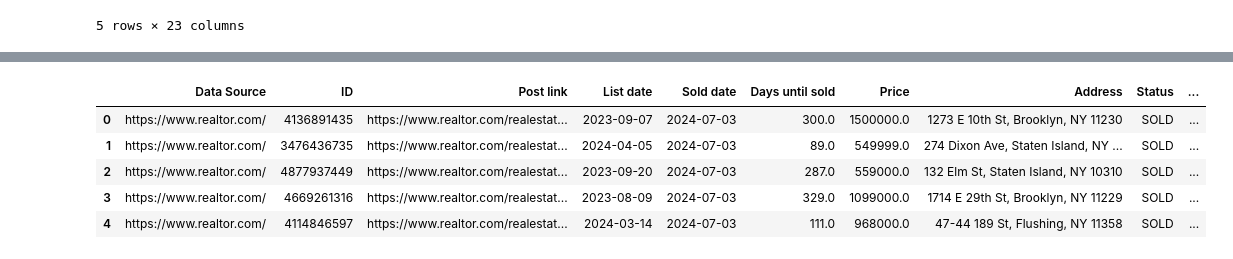
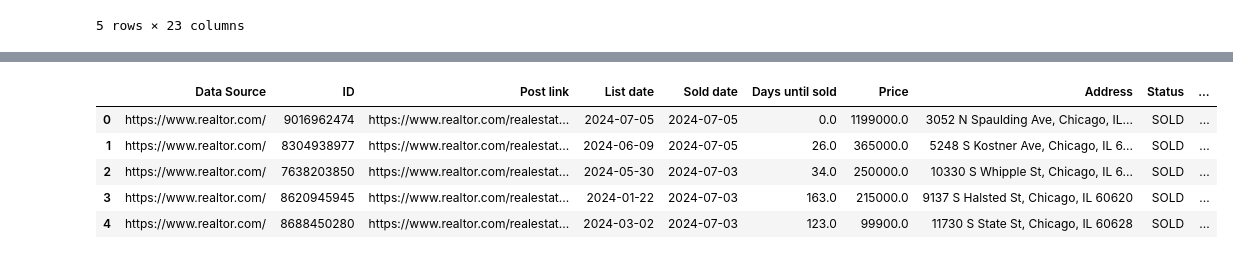
Before and after one commit to Keithsel/mas291-project, a Jupyter notebook: crawler/real_estate_crawl.ipynb, the cells around one changed output, grey strips where cells are left out. Saved outputs shown, nothing was run; the diff lists cells and outputs as text; code cells hidden in the pictures.

Commit message:
At this point I am too tired to write a proper commit message.

```diff
--- a/crawler/real_estate_crawl.ipynb
+++ b/crawler/real_estate_crawl.ipynb
@@ -23,13 +30,13 @@ def exponential_backoff_retry(request_func, max_retries=6):
 
     return None
 # %%
-def scrape_properties(city_slug, city_name, status=["for_sale", "ready_to_build"], min_date="1995-01-01"):
+def scrape_properties(city_slug, city_name, status=["for_sale", "ready_to_build"]):
     url = 'https://www.realtor.com/api/v1/rdc_search_srp?client_id=rdc-search-for-sale-search&schema=vesta'
     headers = {"content-type": "application/json"}
     limit = 200
     all_properties = []
     total_checked = 0
-    earliest_date = datetime.datetime.strptime(min_date, "%Y-%m-%d")
+    earliest_date = datetime.datetime.strptime('1995-01-01', "%Y-%m-%d")
     current_date = datetime.datetime.now()
 
     def send_request(body):
@@ -538,20 +545,18 @@ def scrape_properties(city_slug, city_name, status=["for_sale", "ready_to_build"
         "properties": all_properties
     }
 
-min_date = "1995-01-01"
-
 chicago_data = scrape_properties("Chicago_IL", "Chicago, IL")
 print(f"Done fetching {chicago_data['total_properties_checked']} properties selling in Chicago.")
 time.sleep(dynamic_delay(50, 60))
 
-chicago_data_sold = scrape_properties("Chicago_IL", "Chicago, IL", ["sold"], min_date=min_date)
-print(f"Done fetching {chicago_data_sold['total_properties_checked']} sold properties in Chicago since {min_date.split('-')[0]}-{min_date.split('-')[1]}.")
-time.sleep(dynamic_delay(50, 60))
+chicago_data_sold = scrape_properties("Chicago_IL", "Chicago, IL", ["sold"])
+print(f"Done fetching {chicago_data_sold['total_properties_checked']} sold properties in Chicago.")
+time.sleep(dynamic_delay(300, 600))
 
 new_york_data = scrape_properties("New-York_NY", "New York, NY")
 print(f"Done fetching {new_york_data['total_properties_checked']} properties selling in New York.")
 time.sleep(dynamic_delay(50, 60))
 
-new_york_data_sold = scrape_properties("New-York_NY", "New York, NY", ["sold"], min_date=min_date)
-print(f"Done fetching {new_york_data_sold['total_properties_checked']} sold properties in New York since {min_date.split('-')[0]}-{min_date.split('-')[1]}.")
+new_york_data_sold = scrape_properties("New-York_NY", "New York, NY", ["sold"])
+print(f"Done fetching {new_york_data_sold['total_properties_checked']} sold properties in New York.")
 # %% [output]
@@ -703,11 +708,11 @@ chicago_selling_extracted.head()
 # %%
-chicago_sold_extracted = pd.DataFrame(extracted_batches[3])
+chicago_sold_extracted = pd.DataFrame(extracted_batches[1])
 chicago_sold_extracted.head()
 # %% [output]
 |  | Data Source | ID | Post link | List date | Sold date | Days until sold | Price | Address | Status | ... |
-| 0 | https://www.realtor.com/ | 4136891435 | https://www.realtor.com/realestat... | 2023-09-07 | 2024-07-03 | 300.0 | 1500000.0 | 1273 E 10th St, Brooklyn, NY 11230 | SOLD | ... |
-| 1 | https://www.realtor.com/ | 3476436735 | https://www.realtor.com/realestat... | 2024-04-05 | 2024-07-03 | 89.0 | 549999.0 | 274 Dixon Ave, Staten Island, NY ... | SOLD | ... |
-| 2 | https://www.realtor.com/ | 4877937449 | https://www.realtor.com/realestat... | 2023-09-20 | 2024-07-03 | 287.0 | 559000.0 | 132 Elm St, Staten Island, NY 10310 | SOLD | ... |
-| 3 | https://www.realtor.com/ | 4669261316 | https://www.realtor.com/realestat... | 2023-08-09 | 2024-07-03 | 329.0 | 1099000.0 | 1714 E 29th St, Brooklyn, NY 11229 | SOLD | ... |
-| 4 | https://www.realtor.com/ | 4114846597 | https://www.realtor.com/realestat... | 2024-03-14 | 2024-07-03 | 111.0 | 968000.0 | 47-44 189 St, Flushing, NY 11358 | SOLD | ... |
+| 0 | https://www.realtor.com/ | 9016962474 | https://www.realtor.com/realestat... | 2024-07-05 | 2024-07-05 | 0.0 | 1199000.0 | 3052 N Spaulding Ave, Chicago, IL... | SOLD | ... |
+| 1 | https://www.realtor.com/ | 8304938977 | https://www.realtor.com/realestat... | 2024-06-09 | 2024-07-05 | 26.0 | 365000.0 | 5248 S Kostner Ave, Chicago, IL 6... | SOLD | ... |
+| 2 | https://www.realtor.com/ | 7638203850 | https://www.realtor.com/realestat... | 2024-05-30 | 2024-07-03 | 34.0 | 250000.0 | 10330 S Whipple St, Chicago, IL 6... | SOLD | ... |
+| 3 | https://www.realtor.com/ | 8620945945 | https://www.realtor.com/realestat... | 2024-01-22 | 2024-07-03 | 163.0 | 215000.0 | 9137 S Halsted St, Chicago, IL 60620 | SOLD | ... |
+| 4 | https://www.realtor.com/ | 8688450280 | https://www.realtor.com/realestat... | 2024-03-02 | 2024-07-03 | 123.0 | 99900.0 | 11730 S State St, Chicago, IL 60628 | SOLD | ... |
 # %%
```
Also changed, not shown: parts of 10 cells of this notebook, 22 other files.
